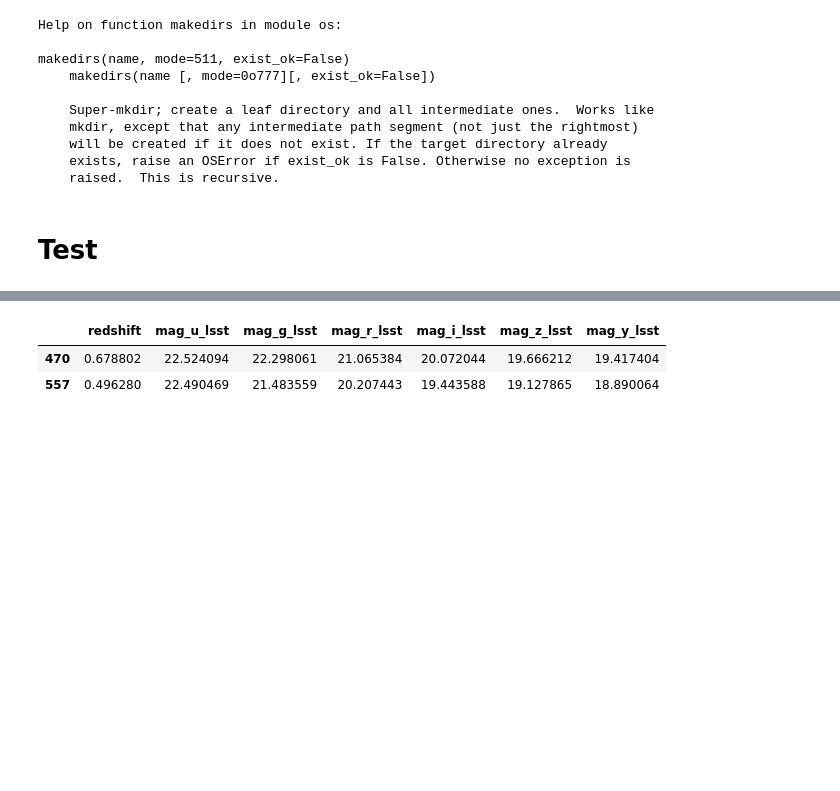
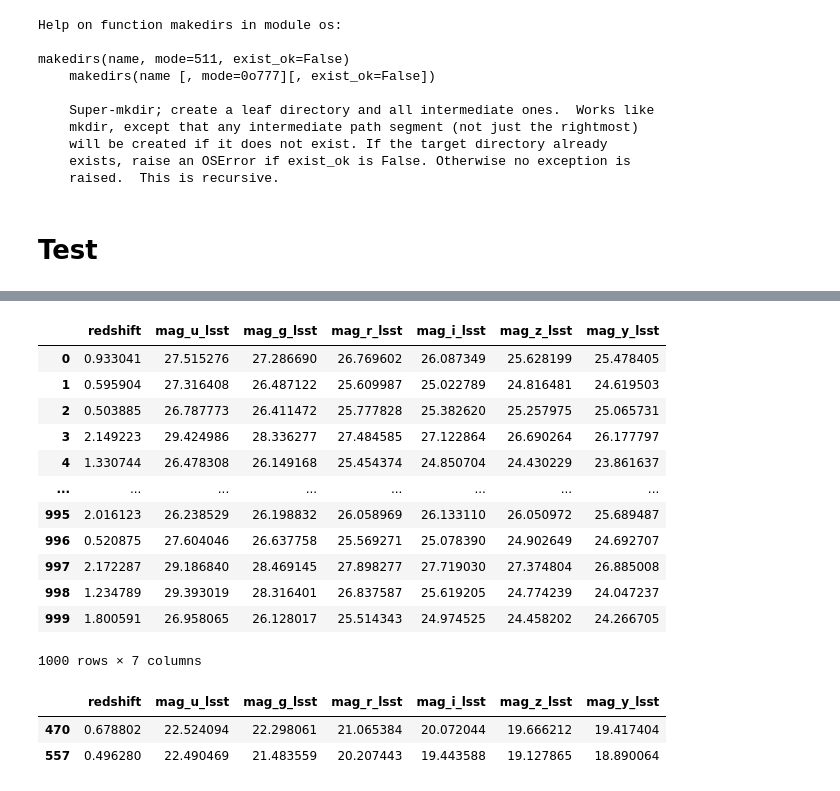
Before and after one commit to alice-crafford/Photo-z-Stress-Test, a Jupyter notebook: Test_Pipeline.ipynb, the cells around one changed output, grey strips where cells are left out. Cells and saved outputs as stored; diff of their text form; code cells hidden in the pictures; blank space fills up the shorter version.

```diff
--- a/Test_Pipeline.ipynb
+++ b/Test_Pipeline.ipynb
@@ -1037,4 +1043,23 @@ Job specselection_boss has completed successfully!
 0
+# %%
+import pandas as pd
+df1train = pd.read_parquet("/Users/alicec03/Desktop/Summer_Research/Photo-z-Stress-Test/Photo-z-Stress-Test/specSelection_TEST1/outputs/output_train_set.pq")
+
+df1train
+# %% [output]
+|  | redshift | mag_u_lsst | mag_g_lsst | mag_r_lsst | mag_i_lsst | mag_z_lsst | mag_y_lsst |
+| 0 | 0.933041 | 27.515276 | 27.286690 | 26.769602 | 26.087349 | 25.628199 | 25.478405 |
+| 1 | 0.595904 | 27.316408 | 26.487122 | 25.609987 | 25.022789 | 24.816481 | 24.619503 |
+| 2 | 0.503885 | 26.787773 | 26.411472 | 25.777828 | 25.382620 | 25.257975 | 25.065731 |
+| 3 | 2.149223 | 29.424986 | 28.336277 | 27.484585 | 27.122864 | 26.690264 | 26.177797 |
+| 4 | 1.330744 | 26.478308 | 26.149168 | 25.454374 | 24.850704 | 24.430229 | 23.861637 |
+| ... | ... | ... | ... | ... | ... | ... | ... |
+| 995 | 2.016123 | 26.238529 | 26.198832 | 26.058969 | 26.133110 | 26.050972 | 25.689487 |
+| 996 | 0.520875 | 27.604046 | 26.637758 | 25.569271 | 25.078390 | 24.902649 | 24.692707 |
+| 997 | 2.172287 | 29.186840 | 28.469145 | 27.898277 | 27.719030 | 27.374804 | 26.885008 |
+| 998 | 1.234789 | 29.393019 | 28.316401 | 26.837587 | 25.619205 | 24.774239 | 24.047237 |
+| 999 | 1.800591 | 26.958065 | 26.128017 | 25.514343 | 24.974525 | 24.458202 | 24.266705 |
+1000 rows × 7 columns
 # %%
 import pandas as pd
 df1 = pd.read_parquet("/Users/alicec03/Desktop/Summer_Research/Photo-z-Stress-Test/Photo-z-Stress-Test/specSelection_TEST1/outputs/output_specselection_boss.pq")
```
Also changed, not shown: parts of 10 cells of this notebook.
